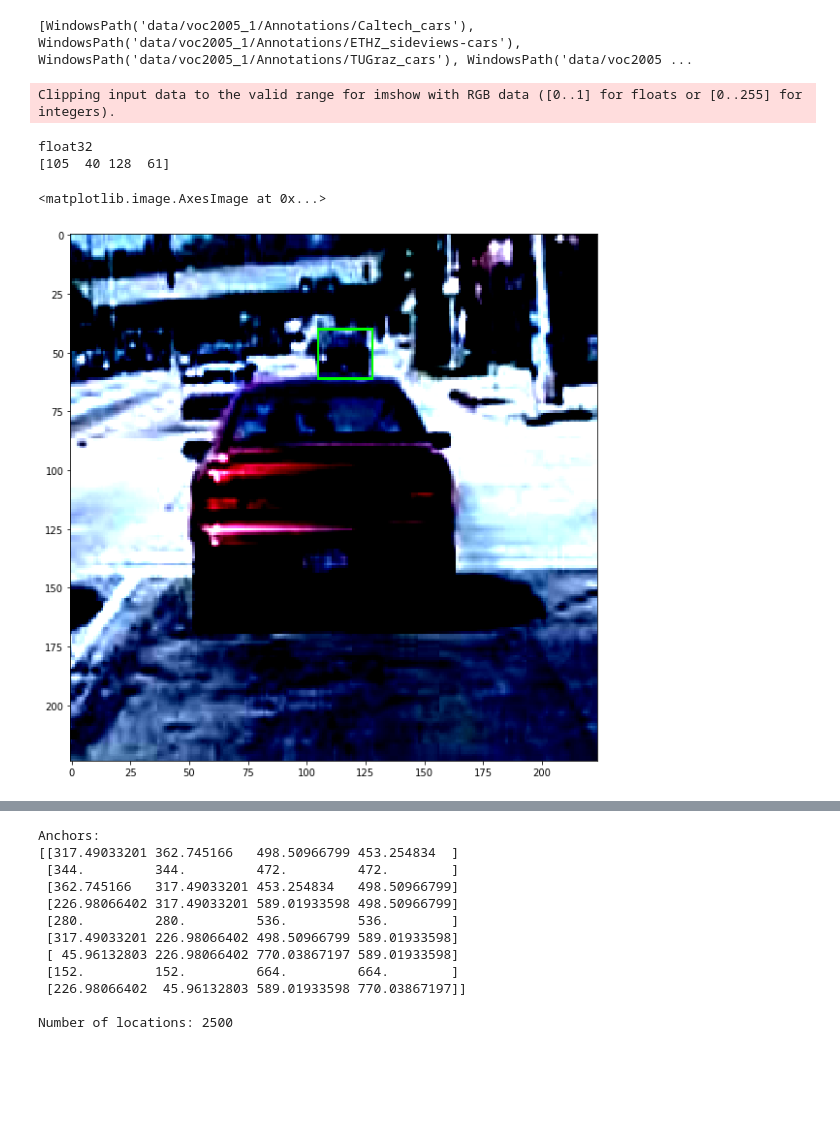
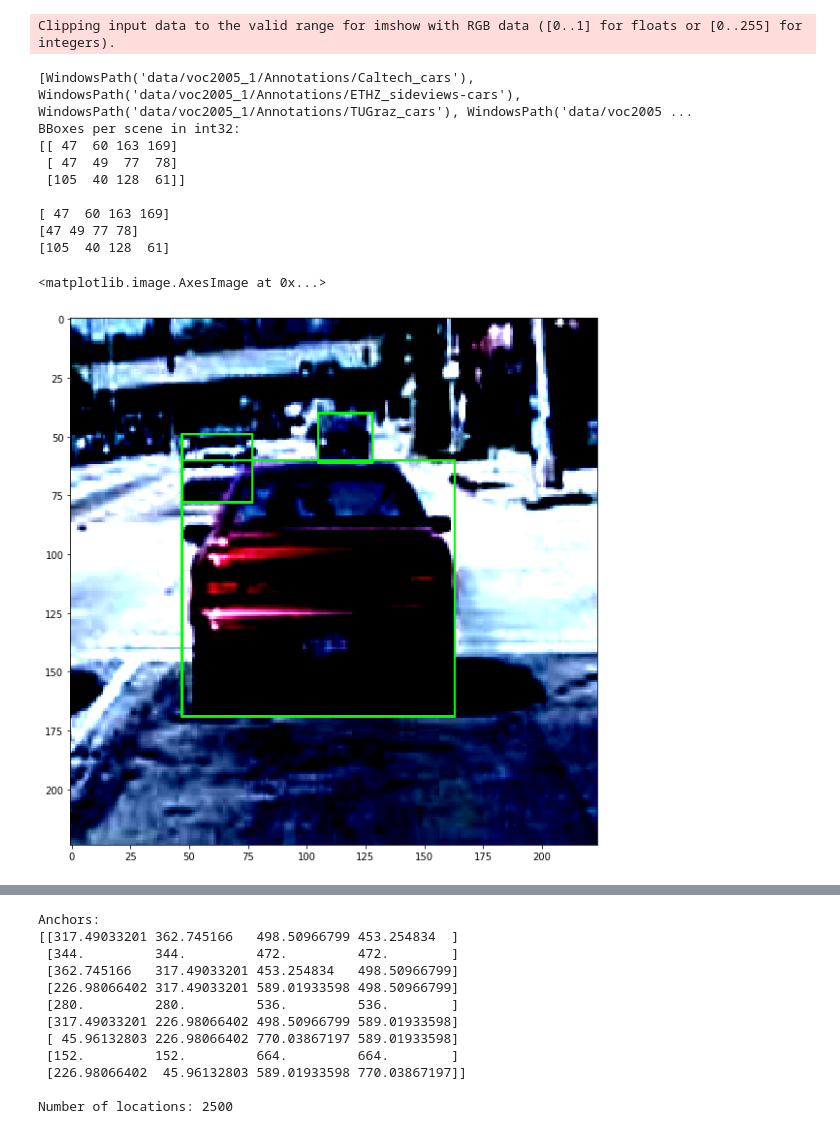
Before and after one commit to filipgrigorov/ml_models, a Jupyter notebook: frcnn/frcnn_implementation.ipynb, the cells around one changed output, grey strips where cells are left out. Cells and saved outputs as stored; diff of their text form; code cells hidden in the pictures; blank space fills up the shorter version.

Commit message:
- Added update on labels

```diff
--- a/frcnn/frcnn_implementation.ipynb
+++ b/frcnn/frcnn_implementation.ipynb
@@ -47,12 +47,12 @@ class VOCDataset(Dataset):
         print(valid_paths)
 
         class Annot:
-            def __init__(self, img_path='', idx=-1, img_shape=[], img_label=label, bbox=[]):
+            def __init__(self, img_path='', idx=-1, img_shape=[], img_label=label, bboxes=None):
                 self.img_path = img_path
                 self.idx = idx
                 self.img_shape = img_shape
                 self.img_label = img_label
-                self.bbox = bbox
+                self.bboxes = bboxes
 
             def __str__(self):
                 return f'{self.img_path}:\n {self.idx} - {self.img_shape} - {self.img_label} - {self.bbox}'
@@ -77,59 +77,71 @@ class VOCDataset(Dataset):
                         elif 'Image size' in line:
                             img_annot_shape = [ int(num) for num in line.split(':')[-1].split('x') ]
 
-                    for bbox in bboxes:
+                    # Add all the boxes per scene
+                    bboxes_per_scene = np.zeros((len(bboxes), 4), dtype=np.float32)
+                    for idx in range(len(bboxes)):
+                        bbox = bboxes[idx]
                         bbox[0] /= img_annot_shape[0]
                         bbox[1] /= img_annot_shape[1]
                         bbox[2] /= img_annot_shape[0]
                         bbox[3] /= img_annot_shape[1]
 
-                        self.annots.append(Annot(img_annot_path, counter, img_annot_shape, label, bbox))
+                        bboxes_per_scene[idx] = np.ascontiguousarray(bbox, dtype=np.float32)
+
+                    self.annots.append(Annot(img_annot_path, counter, img_annot_shape, label, bboxes_per_scene))
 
                     counter += 1
 
     def __getitem__(self, index):
         annot = self.annots[index]
         img = Image.open(data_path / annot.img_path)
-        bbox = annot.bbox
+        bboxes_per_scene = annot.bboxes
         lbl = annot.img_label
 
         img_tensor = self.transforms(img)
-        bbox_tensor = torch.from_numpy(bbox)
+        bboxes_tensor = torch.from_numpy(bboxes_per_scene)
 
-        return img_tensor, bbox_tensor, LABELS.index(lbl), annot.img_shape
+        return img_tensor, bboxes_tensor, int(lbl in LABELS), annot.img_shape
 
     def __len__(self):
         return len(self.annots)
 
 # test
 transform_ops = transforms.Compose([
     transforms.Resize((224, 224)),
     transforms.PILToTensor(),
     transforms.ConvertImageDtype(torch.float),
     transforms.Normalize((0.485, 0.456, 0.406), (0.229, 0.224, 0.225)),
 ])
 trainset = VOCDataset(annots_path, 'car', transform_ops)
 
-img, bbox, lbl, res = trainset[2]
+img, bboxes, lbl, res = trainset[0]
 
 img = img.cpu().numpy().transpose(1, 2, 0)
-print(img.dtype)
-bbox = bbox.cpu().numpy() * 224
-bbox = bbox.astype(np.int)
-print(bbox)
+bboxes = bboxes.cpu().numpy() * 224
+bboxes = bboxes.astype(np.int)
+print(f'BBoxes per scene in {bboxes.dtype}: \n{bboxes}\n')
 
 img = cv2.cvtColor(img, cv2.COLOR_RGB2BGR)
-img = cv2.rectangle(img, (bbox[0], bbox[1]), (bbox[2], bbox[3]), (0, 255, 0), 1)
+for bbox in bboxes:
+    print(bbox)
+    img = cv2.rectangle(img, (bbox[0], bbox[1]), (bbox[2], bbox[3]), (0, 255, 0), 1)
 img = cv2.cvtColor(img, cv2.COLOR_BGR2RGB)
 plt.figure(figsize=(10, 10))
 plt.imshow(img)
 # %% [output]
-[WindowsPath('data/voc2005_1/Annotations/Caltech_cars'), WindowsPath('data/voc2005_1/Annotations/ETHZ_sideviews-cars'), WindowsPath('data/voc2005_1/Annotations/TUGraz_cars'), WindowsPath('data/voc2005 ...
+Clipping input data to the valid range for imshow with RGB data ([0..1] for floats or [0..255] for integers).
-Clipping input data to the valid range for imshow with RGB data ([0..1] for floats or [0..255] for integers).
+[WindowsPath('data/voc2005_1/Annotations/Caltech_cars'), WindowsPath('data/voc2005_1/Annotations/ETHZ_sideviews-cars'), WindowsPath('data/voc2005_1/Annotations/TUGraz_cars'), WindowsPath('data/voc2005 ...
+BBoxes per scene in int32:
+[[ 47  60 163 169]
+ [ 47  49  77  78]
+ [105  40 128  61]]
+
+[ 47  60 163 169]
+[47 49 77 78]
+[105  40 128  61]
-float32
-[105  40 128  61]
+<matplotlib.image.AxesImage at 0x...>
-<matplotlib.image.AxesImage at 0x...>
-[figure, old version]
+[figure, new version]
 # %%
 class FasterRCNN(nn.Module):
     def __init__(self):
```
Also changed, not shown: parts of 5 cells of this notebook.
